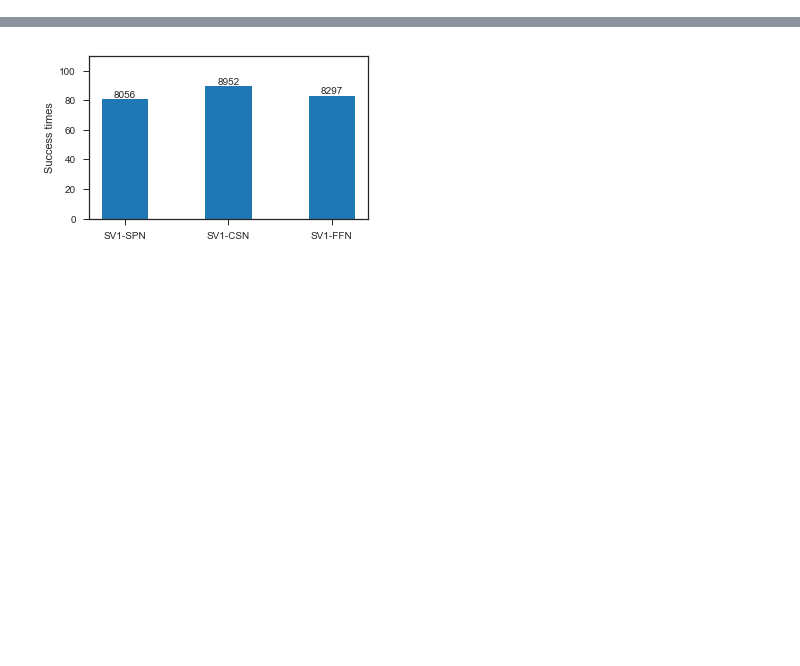
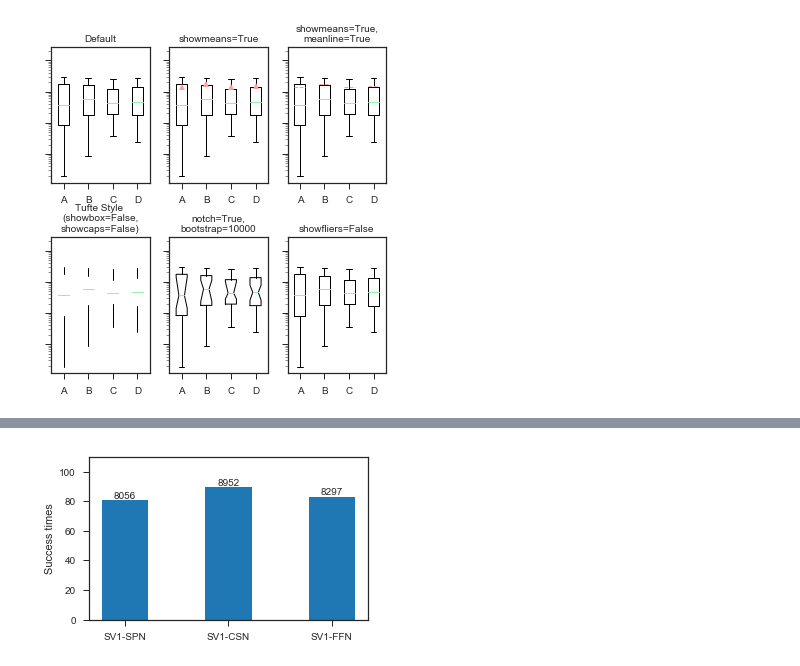
Before and after one commit to dawnohdawn/multi-object-JSSP-with-lot-spliting, a Jupyter notebook: 画优化结果分布图.ipynb, the cells around one changed output, grey strips where cells are left out. Drawn from its saved outputs; the diff is of its cells as text; code cells hidden in the pictures; blank space fills up the shorter version.

```diff
--- a/画优化结果分布图.ipynb
+++ b/画优化结果分布图.ipynb
@@ -74,0 +100,29 @@ Text(0.5,1,'bars with legend')
+# %%
+fig, axes = plt.subplots(nrows=2, ncols=3, figsize=(6, 6), sharey=True)
+axes[0, 0].boxplot(data, labels=labels)
+axes[0, 0].set_title('Default', fontsize=fs)
+
+axes[0, 1].boxplot(data, labels=labels, showmeans=True)
+axes[0, 1].set_title('showmeans=True', fontsize=fs)
+
+axes[0, 2].boxplot(data, labels=labels, showmeans=True, meanline=True)
+axes[0, 2].set_title('showmeans=True,\nmeanline=True', fontsize=fs)
+
+axes[1, 0].boxplot(data, labels=labels, showbox=False, showcaps=False)
+tufte_title = 'Tufte Style \n(showbox=False,\nshowcaps=False)'
+axes[1, 0].set_title(tufte_title, fontsize=fs)
+
+axes[1, 1].boxplot(data, labels=labels, notch=True, bootstrap=10000)
+axes[1, 1].set_title('notch=True,\nbootstrap=10000', fontsize=fs)
+
+axes[1, 2].boxplot(data, labels=labels, showfliers=False)
+axes[1, 2].set_title('showfliers=False', fontsize=fs)
+
+for ax in axes.flatten():
+    ax.set_yscale('log')
+    ax.set_yticklabels([])
+
+fig.subplots_adjust(hspace=0.4)
+plt.show()
+# %% [output]
+[figure, added]
```
Also changed, not shown: parts of 16 cells of this notebook, 6 other files.
